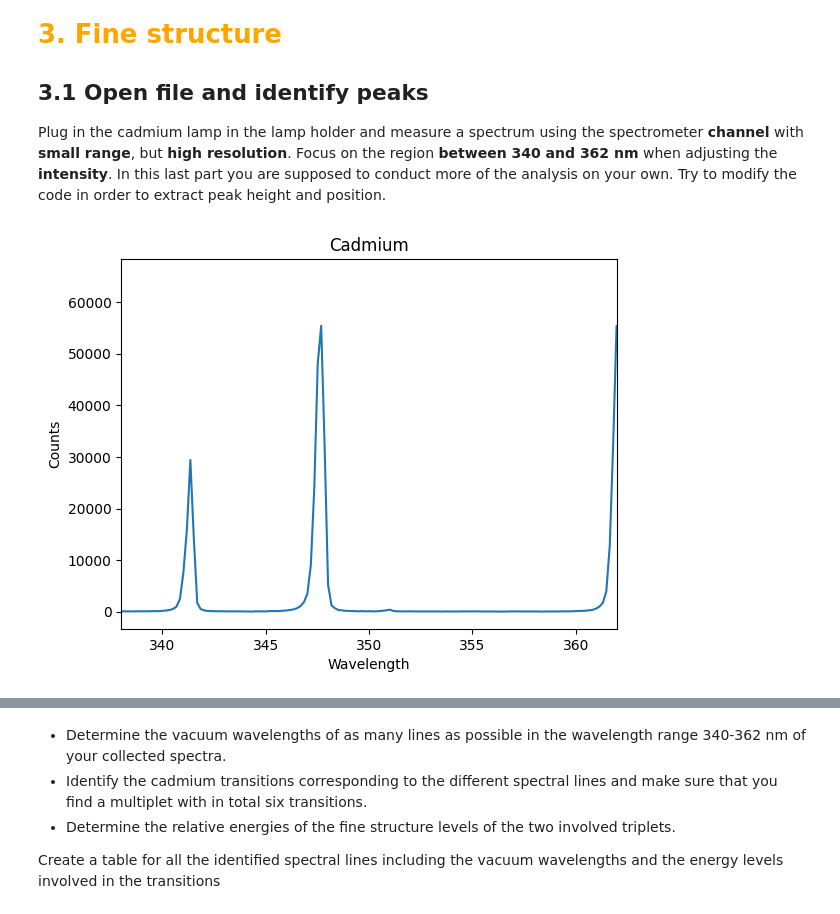
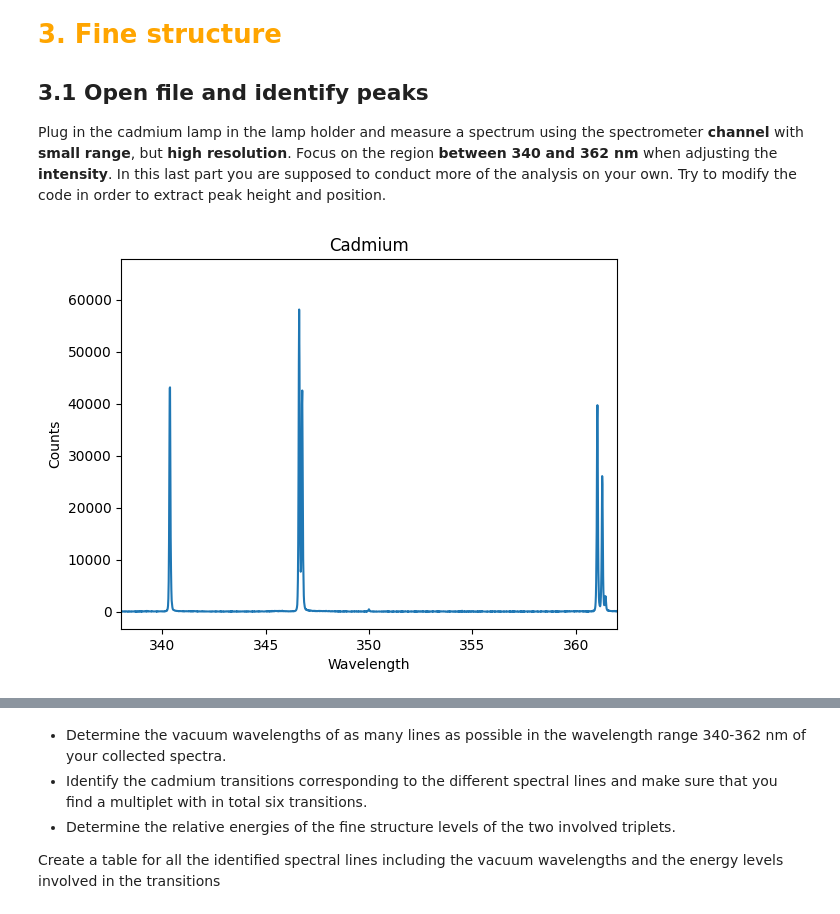
Before and after one commit to axelorrhede/Atomic-Physics, a Jupyter notebook: Atomic Spectroscopy_FAFF55.ipynb, the cells around one changed output, grey strips where cells are left out. Saved outputs shown, nothing was run; the diff lists cells and outputs as text; code cells hidden in the pictures.

```diff
--- a/Atomic Spectroscopy_FAFF55.ipynb
+++ b/Atomic Spectroscopy_FAFF55.ipynb
@@ -566,28 +566,28 @@ The internal order of the energylevels is apparent in the picture below, the mos
 Plug in the cadmium lamp in the lamp holder and measure a spectrum using the spectrometer **channel** with **small range**, but **high resolution**. Focus on the region **between 340 and 362 nm** when adjusting the **intensity**. In this last part you are supposed to conduct more of the analysis on your own. Try to modify the code in order to extract peak height and position.
 # %%
 # Specify the absolute path for the cadmium spectrum inside quotation marks:
-df = pd.read_csv(r"Data\Cadmium_1804344U2.TXT",
+df = pd.read_csv(r"Data\Cadmium_1804343U2.TXT",
     sep=";",    # Here we specify that values are seperated by semicolons.
     header=6,   # This skips the first rows of the file containing information about the acquisiton settings
 
     # Check if your spectrum txt file contains of 4 or 5 coulumns. If you have 4 coulumns use the adapted 'names'-array the line below.
     # names=["Wavelength", "Count sample", "Background", "Reference"])
     names=["Wavelength", "Count sample", "Background", "Reference", "Corrected for dark"])
 
 df = df.stack().str.replace(',','.').unstack() # Turns the  ',' in the data frame to a point
 data = df.to_numpy() #Converts the data frame into an Numpy array
 wavelength = np.array(list(data[:, 0]), dtype=float) #Turns the Numpy 2d array in a regular 2D float array
 counts = np.array(list(data[:, 1]), dtype=float) # If you have saved 5 coulumns, use the 'Corrected for dark values' by changing the '1' to a '4'.
 
 plt.figure()
 plt.plot(wavelength, counts)
 plt.title("Cadmium")       # set title of the plot
 plt.xlabel("Wavelength")   # set label for x-axis
 plt.xlim(338, 362)         # set range for x-axis
 plt.ylabel("Counts")       # set label for Y-axis
 plt.show()
 # %% [output]
-[figure, old version]
+[figure, new version]
 # %%
 peak1 = fittingFunctions.perform_Gaussian_fit(x=wavelength,
                                               y=counts,
```
Also changed, not shown: parts of 8 cells of this notebook.
